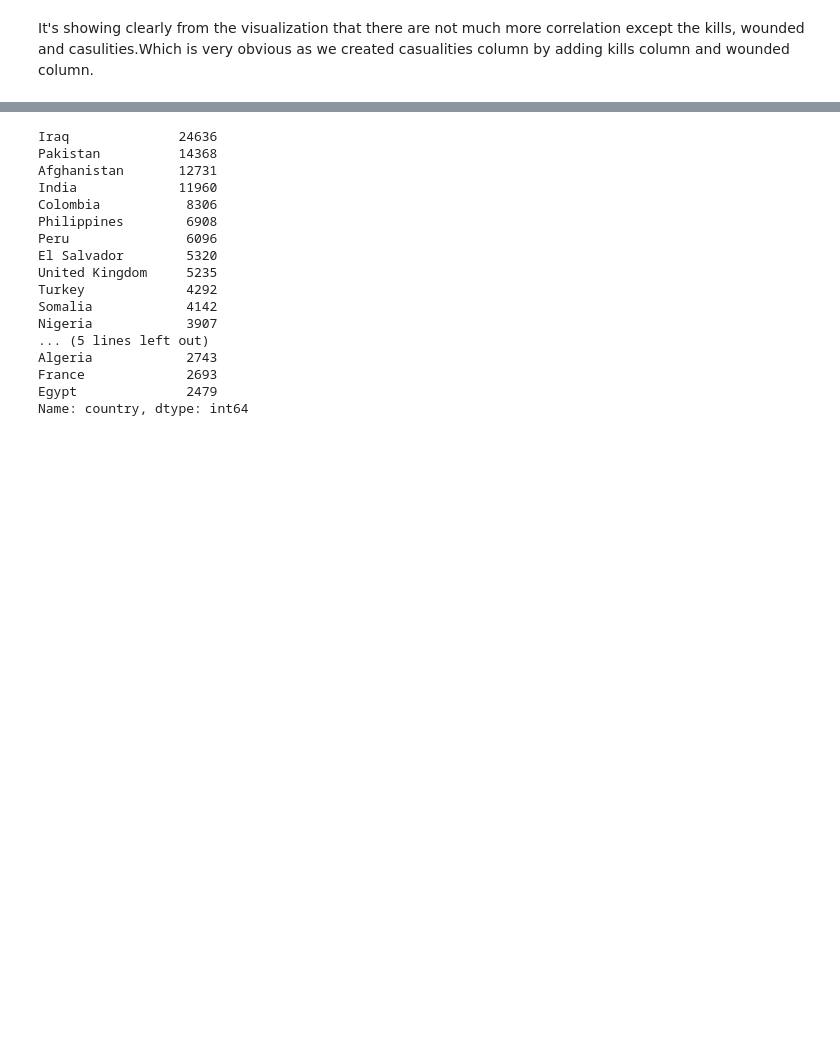
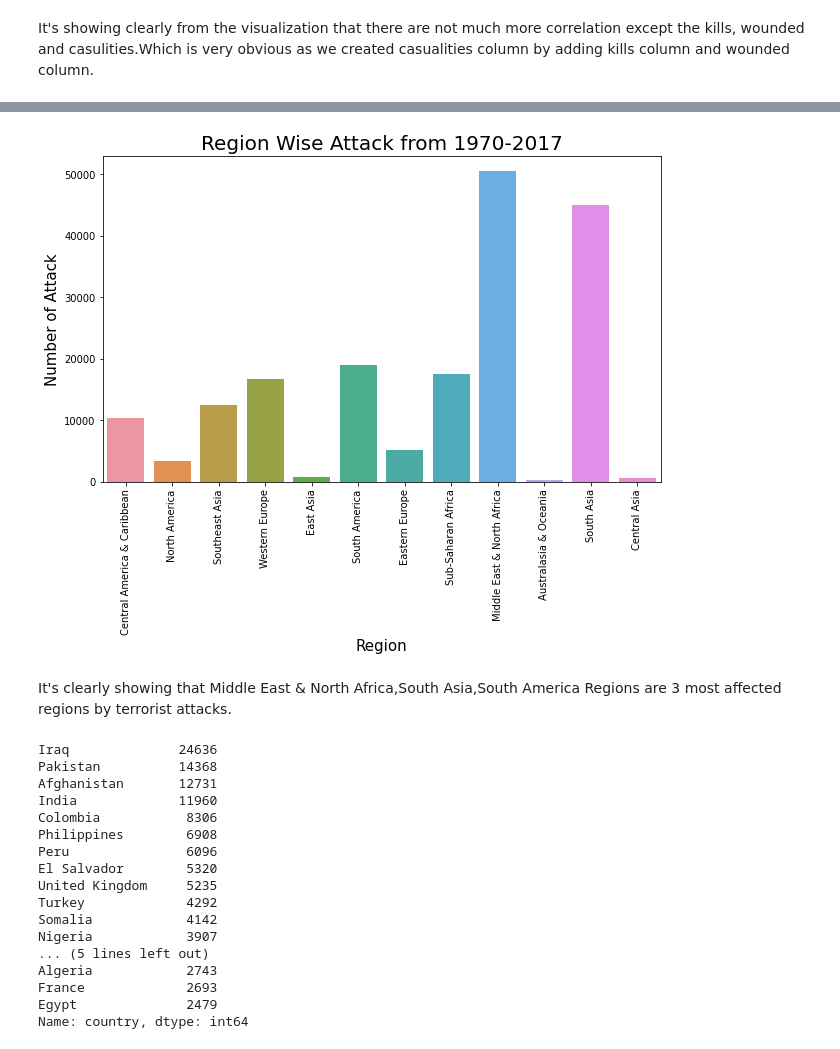
Before and after one commit to jogapritam/Global-Terrorism-Analysis, a Jupyter notebook: Global_Terrorism_Analysis_Capstone_Project.ipynb, the cells around one changed output, grey strips where cells are left out. Drawn from its saved outputs; the diff is of its cells as text; code cells hidden in the pictures; blank space fills up the shorter version.

```diff
--- a/Global_Terrorism_Analysis_Capstone_Project.ipynb
+++ b/Global_Terrorism_Analysis_Capstone_Project.ipynb
@@ -347,3 +366,16 @@ It's showing clearly from the visualization that there are not much more correla
+# %%
+plt.subplots(figsize=(10,6))
+sns.countplot(x='region',data=gtd_df)
+
+plt.title('Region Wise Attack from 1970-2017',size=20)
+plt.xlabel('Region',size=15)
+plt.ylabel('Number of Attack',size=15)
+plt.xticks(rotation=90)
+plt.show()
+# %% [output]
+[figure, added]
+# %% [markdown]
+It's clearly showing that Middle East & North Africa,South Asia,South America Regions are 3 most affected regions by terrorist attacks.
 # %%
 #we want to know the top 20 highest affected countries
 top20_affected_countries = gtd_df["country"].value_counts()[:20]
```
Also changed, not shown: parts of 21 cells of this notebook.
